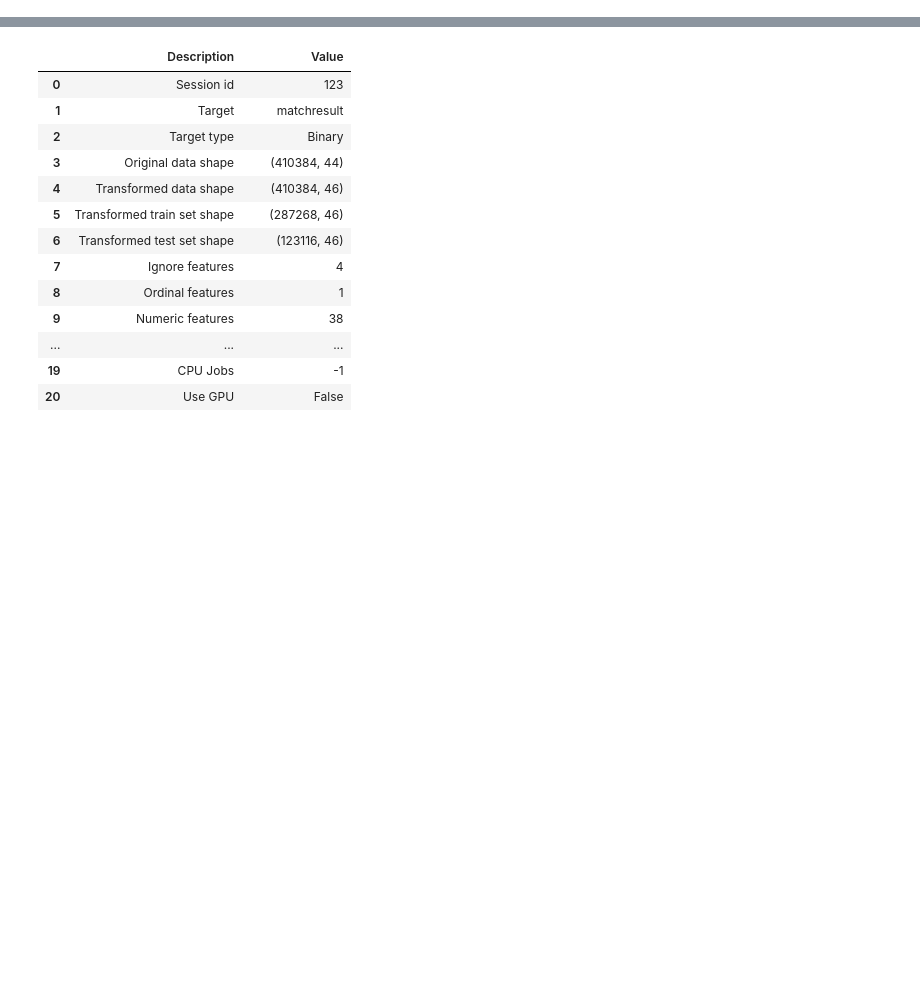
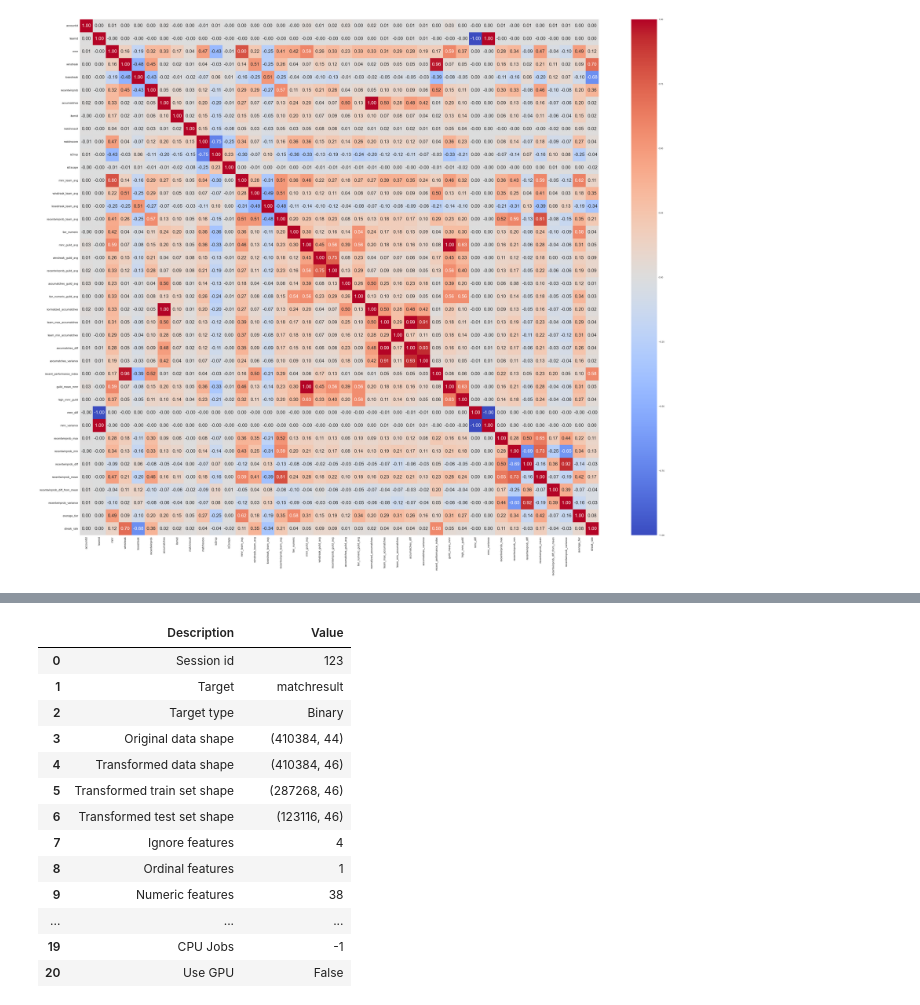
Before and after one commit to sparkerhoney/nextorial, a Jupyter notebook: model/second_model.ipynb, the cells around one changed output, grey strips where cells are left out. Cells and saved outputs as stored; diff of their text form; code cells hidden in the pictures; blank space fills up the shorter version.

Commit message:
Preprocess

```diff
--- a/model/second_model.ipynb
+++ b/model/second_model.ipynb
@@ -112,22 +10,0 @@ match_data['tier_numeric'] = match_data['tier'].apply(convert_tier_to_numeric)
-# %%
-def apply_tier_conversion_and_compute_average(df):
-    df['tier_numeric'] = df['tier'].apply(convert_tier_to_numeric)
-    average_tier = df.groupby(['matchid', 'teamid'])['tier_numeric'].mean().reset_index()
-    average_tier.rename(columns={'tier_numeric': 'average_tier'}, inplace=True)
-    df = df.merge(average_tier, on=['matchid', 'teamid'])
-    return df
-
-match_data = apply_tier_conversion_and_compute_average(match_data)
-# %%
-def calculate_streak_rate(row):
-    winstreak, losestreak = row['winstreak'], row['losestreak']
-    if winstreak + losestreak == 0:
-        return 0
-    return winstreak / (winstreak + losestreak)
-
-def compute_streak_rate(df):
-    df['streak_rate'] = df.apply(calculate_streak_rate, axis=1)
-    return df
-
-# 사용 예
-match_data = compute_streak_rate(match_data)
@@ -133,0 +117,23 @@ match_data = compute_streak_rate(match_data)
+# %%
+processor = DataProcessor(match_data)
+processor.preprocess()
+processed_data = processor.data
+# %%
+# 문자열 데이터를 포함하는 열을 제거
+numeric_data = processed_data.select_dtypes(include=[np.number])
+
+# 상관 행렬 계산
+corr_matrix = numeric_data.corr()
+
+plt.figure(figsize=(50, 40))
+
+# 히트맵 표시
+sns.heatmap(corr_matrix, annot=True, fmt=".2f", cmap='coolwarm', annot_kws={'size': 20})
+
+# x와 y축의 레이블에 대한 글꼴 크기 조정
+plt.xticks(fontsize=12)
+plt.yticks(fontsize=12)
+
+plt.show()
+# %% [output]
+[figure, added]
```
Also changed, not shown: parts of 12 cells of this notebook, 1 other file.
